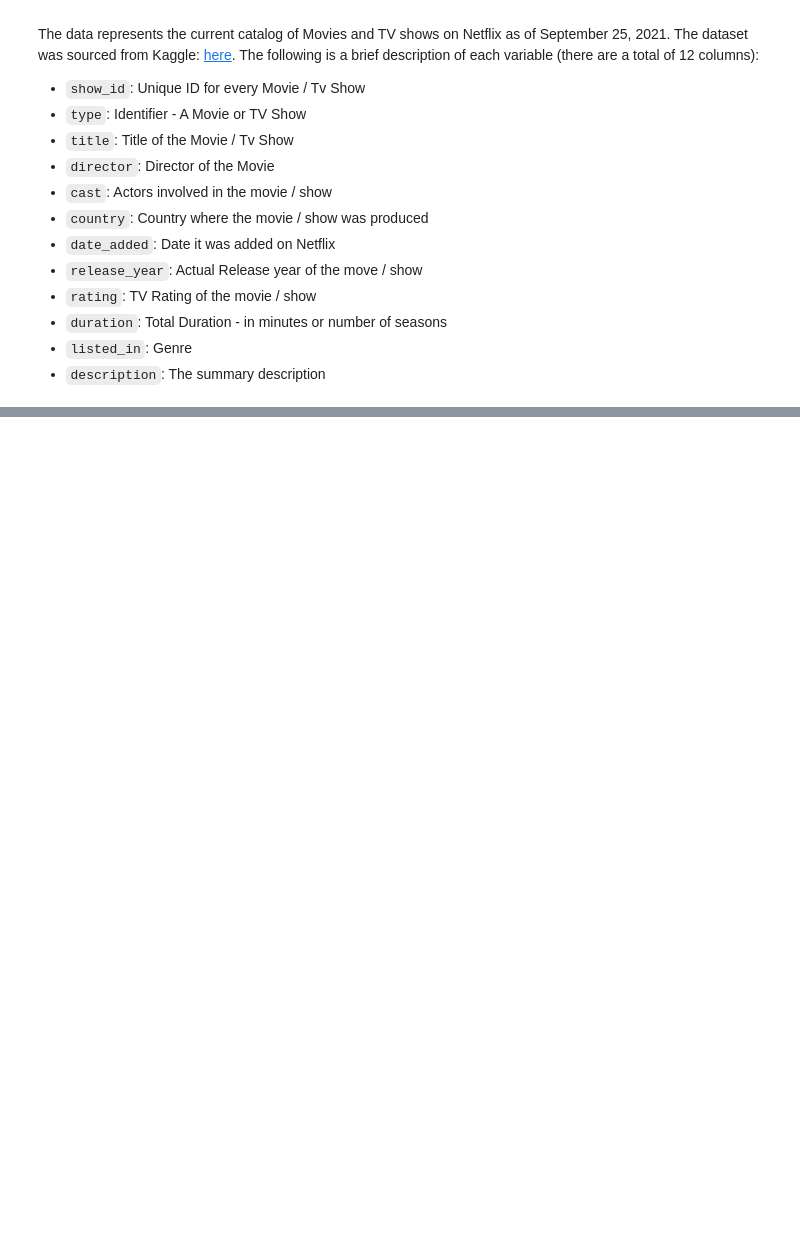
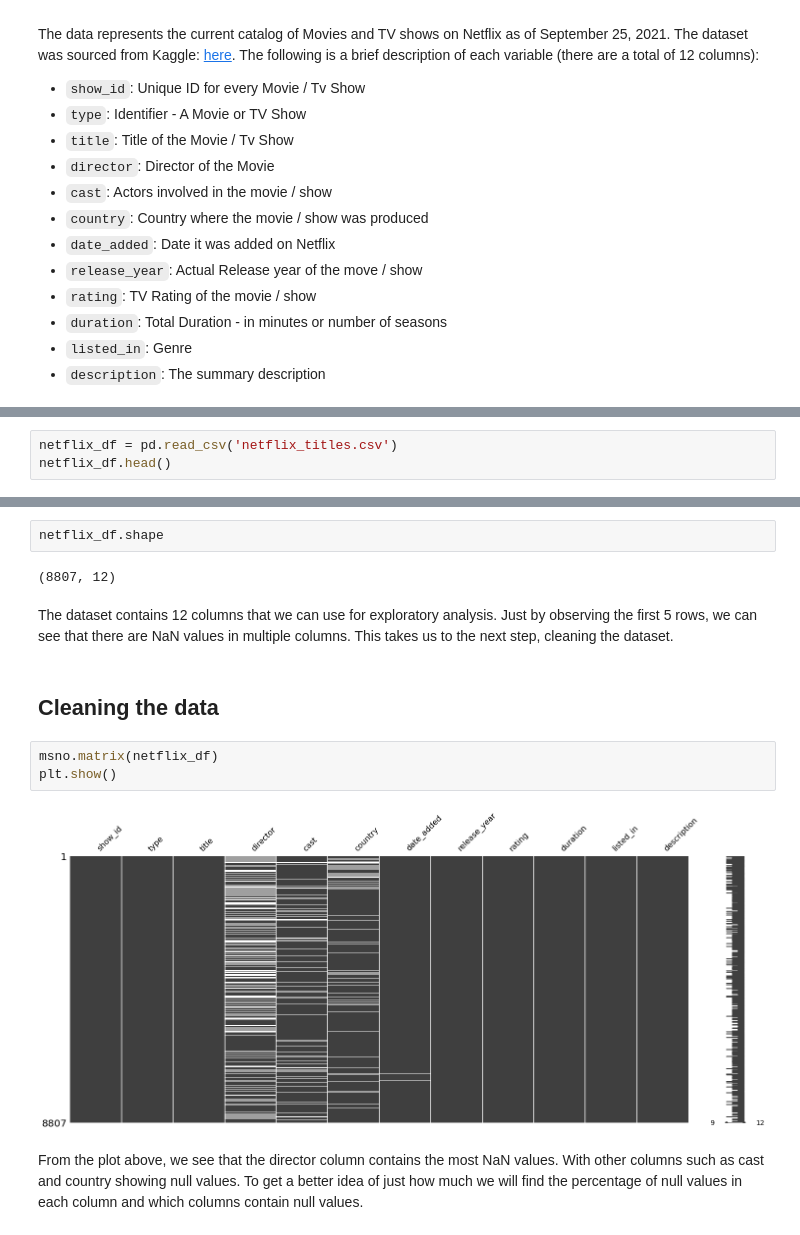
Before and after one commit to ayah-kamal/netflixmovieanalysis, a Jupyter notebook: netflixAnalysis.ipynb, the cells around one changed output, grey strips where cells are left out. Cells and saved outputs as stored; diff of their text form; blank space fills up the shorter version.

Commit message:
finished cleaning data

```diff
--- a/netflixAnalysis.ipynb
+++ b/netflixAnalysis.ipynb
@@ -26,0 +40,3 @@ The following is a brief description of each variable (there are a total of 12 c
+# %%
+netflix_df = pd.read_csv('netflix_titles.csv')
+netflix_df.head()
@@ -26,0 +50,15 @@ The following is a brief description of each variable (there are a total of 12 c
+# %%
+netflix_df.shape
+# %% [output]
+(8807, 12)
+# %% [markdown]
+The dataset contains 12 columns that we can use for exploratory analysis. Just by observing the first 5 rows, we can see that there are NaN values in multiple columns. This takes us to the next step, cleaning the dataset.
+# %% [markdown]
+## Cleaning the data
+# %%
+msno.matrix(netflix_df)
+plt.show()
+# %% [output]
+[figure, added]
+# %% [markdown]
+From the plot above, we see that the director column contains the most NaN values. With other columns such as cast and country showing null values. To get a better idea of just how much we will find the percentage of null values in each column and which columns contain null values.
```
Also changed, not shown: parts of 12 cells of this notebook, 1 other file.
